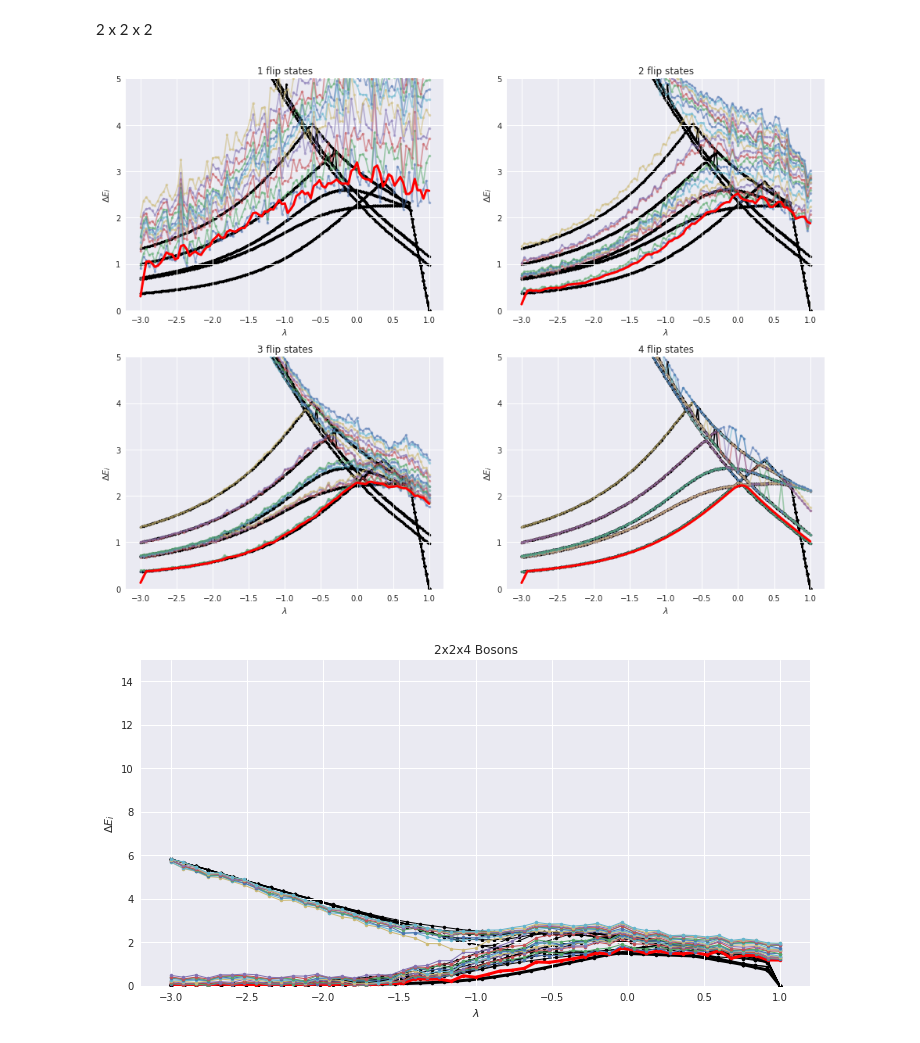
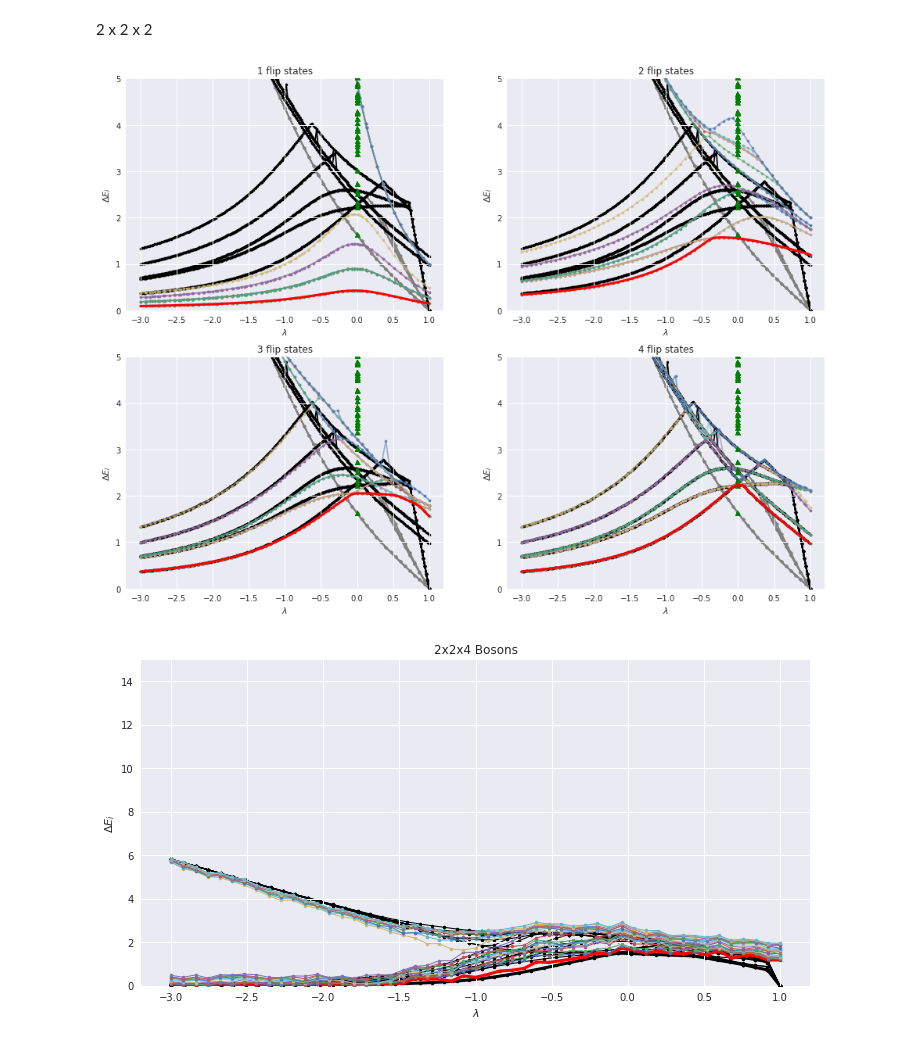
Before and after one commit to cygnus2/FQLMs, a Jupyter notebook: python_notebooks/le_comparison.ipynb, the cells around one changed output. Drawn from its saved outputs; the diff is of its cells as text; code cells hidden in the pictures.

```diff
--- a/python_notebooks/le_comparison.ipynb
+++ b/python_notebooks/le_comparison.ipynb
@@ -99,8 +99,16 @@ param = {
 }
 
 # Read the data.
-le_datafile = data_dir+'LE_multi_spectrum_bosons_2x2x2.hdf5'
-le_data = {k : retrieve_le_spectrum_numpy(le_datafile, k) for k in range(1,6)}
+# le_datafile = data_dir+'LE_multi_spectrum_bosons_2x2x2.hdf5'
+# le_data = {k : retrieve_le_spectrum_numpy(le_datafile, grp='ex_{:d}'.format(k)) for k in range(1,6)}
+le_datafile = data_dir+'LE_results_bosons_all-ws_2x2x2.hdf5'
+le_data = {k : retrieve_le_spectrum_numpy(le_datafile, grp='ex{:d}'.format(k)) for k in range(1,5)}
+
+# Debasish data.
+db_datadir = '../c_code/ED_3d/'
+db_bose = pd.read_csv(db_datadir+'boseLinks/evals.dat', names=['n', 'energy'], sep='\s+')
+
+
 
 n_levels = 4
 with plt.style.context('seaborn'):
@@ -108,37 +116,49 @@ with plt.style.context('seaborn'):
     nrows = int(np.ceil(n_levels/ncols))
     fig, bx = plt.subplots(nrows,ncols)
     fig.set_size_inches(8*ncols,6*nrows)
     bx = bx.flatten()
 
     for k, max_level in enumerate(range(1,n_levels+1)):
 
         # Toggls the number of levels only in the upper plot.
         n_states = 20
     #     max_level = 3
 
         lambdas = le_data[max_level][0]
         data = le_data[max_level][1]
         gs = data[:,0]
         for i in range(1, n_states):
             bx[k].plot(lambdas, data[:,i]-gs, marker='.', ls='-', alpha=0.5)
             if i==1:
-                mavg = moving_average(data[:,i]-gs)
-                bx[k].plot(lambdas, mavg, marker='', ls='-', color='red', zorder=10, lw=3)
+                bx[k].plot(lambdas, data[:,i]-gs, marker='', ls='-', color='red', zorder=10, lw=3)
 
+        db = np.array(sorted(db_bose['energy']))
+        bx[k].plot([0]*(len(db)-1), db[1:]-db[0], color='green', ls='', marker='^')
 
-        # Full solution.
+        # Full solution (all ws).
+        full_datafile = data_dir+'results_bosons_all-ws_2x2x2.hdf5'
+        lambdas, full_data = retrieve_spectrum_numpy(full_datafile)
+        gs = full_data[:,0]
+        for i in range(1, n_states):
+            bx[k].plot(lambdas, full_data[:,i]-gs, marker='.', ls='-', color='gray', zorder=0)
+
+        # Full solution (0,0,0).
         full_datafile = data_dir+'multi_spectrum_bosons_wx_2-wy_2-wz_2_2x2x2.dat'
         lambdas, full_data = retrieve_spectrum_numpy(full_datafile)
         gs = full_data[:,0]
         for i in range(1, n_states):
             bx[k].plot(lambdas, full_data[:,i]-gs, marker='.', ls='-', color='black', zorder=0)
 
+
+
+
+
         bx[k].set_xlabel('$\\lambda$')
         bx[k].set_ylabel('$\\Delta E_i$')
         bx[k].set_ylim(0, 5)
         bx[k].set_title('{:d} flip states'.format(max_level))
 # %% [output]
-[figure, old version]
+[figure, new version]
 # %%
 p = {
     'L' : [2,2,4],
```
Also changed, not shown: parts of 4 cells of this notebook, 10 other files.
